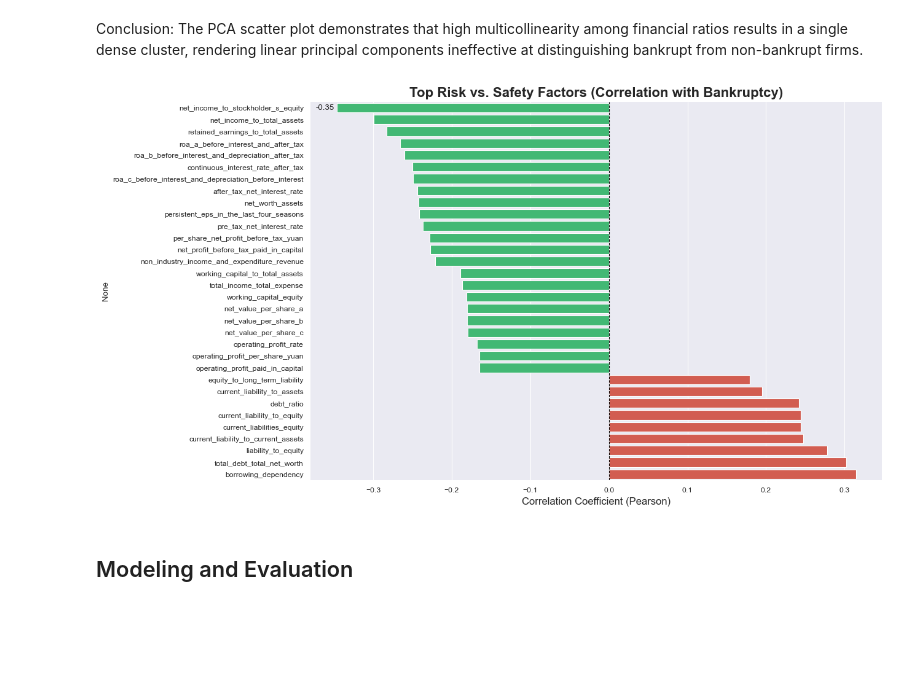
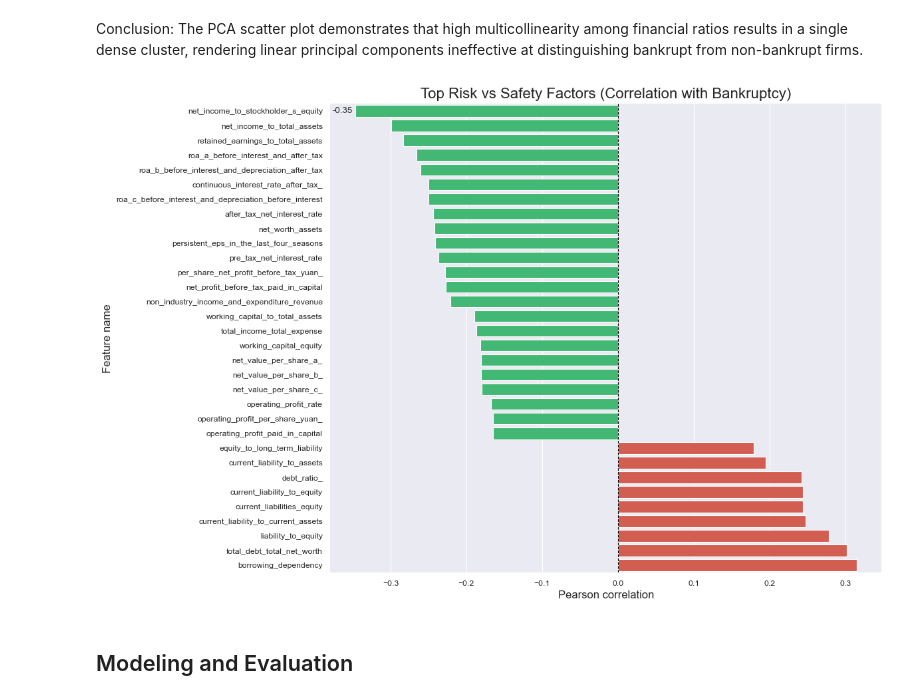
Before and after one commit to matt-alegrado/Company-Bankruptcy-Prediction, a Jupyter notebook: visualization.ipynb, the cells around one changed output. Drawn from its saved outputs; the diff is of its cells as text; code cells hidden in the pictures; blank space fills up the shorter version.

```diff
--- a/visualization.ipynb
+++ b/visualization.ipynb
@@ -294,34 +272,28 @@ plt.close()
 Conclusion: The PCA scatter plot demonstrates that high multicollinearity among financial ratios results in a single dense cluster, rendering linear principal components ineffective at distinguishing bankrupt from non-bankrupt firms.
 # %%
-# Calculate correlations with bankrupt
+# Correlations with bankruptcy
 corr = df.corr()['bankrupt'].drop('bankrupt')
 
-# Features positively associated with bankruptcy risk
-top_risk = corr[corr >= CORRELATION_THRESH].sort_values(ascending=False)
+# Select features with strong positive/negative correlation
+risk = corr[corr >= CORRELATION_THRESH].sort_values(ascending=False)
+safe = corr[corr <= -CORRELATION_THRESH].sort_values()
+top_corr = pd.concat([risk, safe]).sort_values()
 
-# Features negatively associated (protective / healthy firms)
-top_safe = corr[corr <= -CORRELATION_THRESH].sort_values(ascending=True)
-
-# Combine and sort for plotting
-top_corr = pd.concat([top_risk, top_safe]).sort_values()
-
-# Plot
-plt.figure(figsize=(12, 8))
-colors = ['#e74c3c' if x > 0 else '#2ecc71' for x in top_corr.values]
-
+# Plot bar chart
+plt.figure(figsize=(12,8))
+colors = ['#e74c3c' if v > 0 else '#2ecc71' for v in top_corr.values]
 ax = sns.barplot(x=top_corr.values, y=top_corr.index, palette=colors)
 
-# Clean up the chart
-ax.bar_label(ax.containers[0], fmt='%.2f', padding=3)
-plt.title("Top Risk vs. Safety Factors (Correlation with Bankruptcy)", fontsize=16, weight='bold')
-plt.xlabel("Correlation Coefficient (Pearson)", fontsize=12)
-plt.axvline(0, color='black', linewidth=0.8, linestyle='--') # Zero line
+ax.bar_label(ax.containers[0], fmt="%.2f", padding=3)
+plt.axvline(0, color="black", lw=0.8, ls="--")
+plt.title("Top Risk vs Safety Factors (Correlation with Bankruptcy)", fontsize=16)
+plt.xlabel("Pearson correlation", fontsize=12)
+plt.ylabel("Feature name", fontsize=12)
 sns.despine(left=True, bottom=True)
-plt.savefig(os.path.join(OUTPUT_DIR, "risk_safe_factors.png"), dpi=200)
+plt.tight_layout()
 plt.show()
-plt.close()
 # %% [output]
-[figure, old version]
+[figure, new version]
 # %% [markdown]
 ## Modeling and Evaluation
 # %% [markdown]
```
Also changed, not shown: parts of 19 cells of this notebook.
